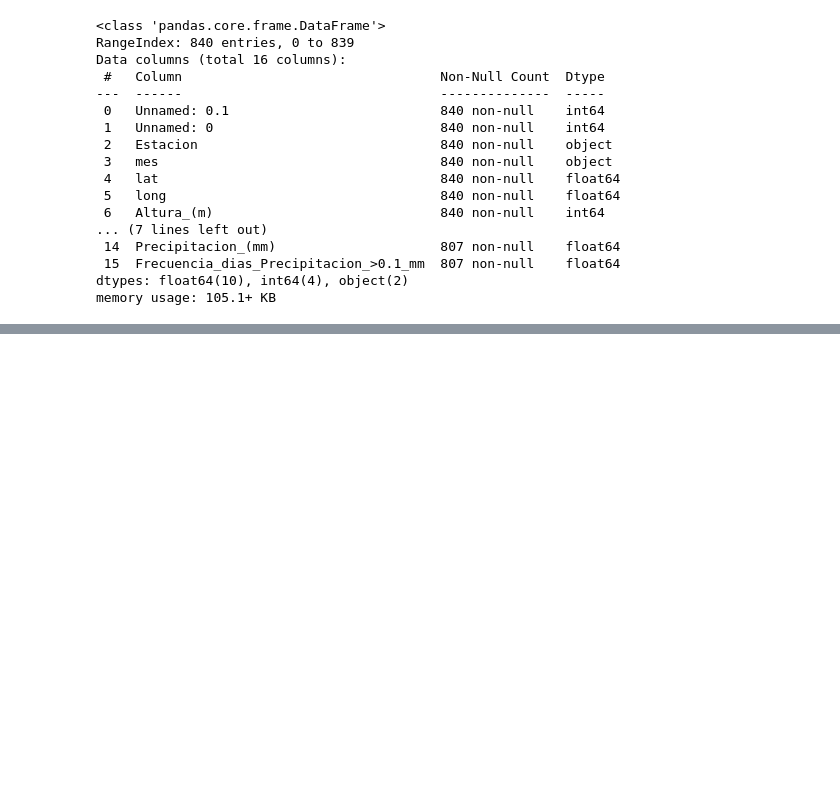
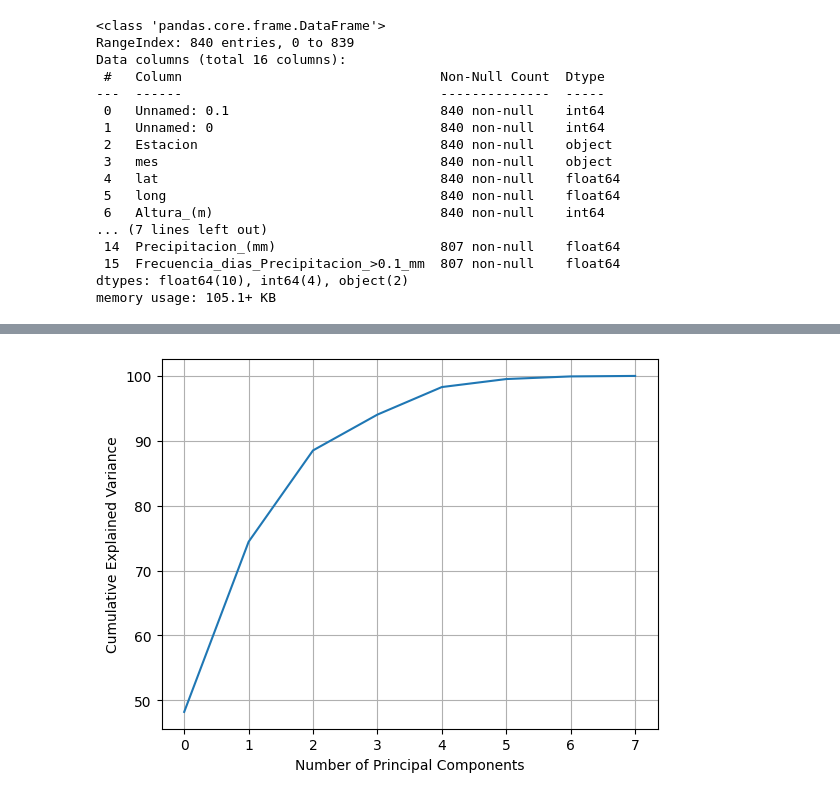
Before and after one commit to martinfernandoortiz/geoestadistica_unlp, a Jupyter notebook: segundo_encuentro/segundo_trabajo.ipynb, the cells around one changed output, grey strips where cells are left out. Saved outputs shown, nothing was run; the diff lists cells and outputs as text; code cells hidden in the pictures; blank space fills up the shorter version.

```diff
--- a/segundo_encuentro/segundo_trabajo.ipynb
+++ b/segundo_encuentro/segundo_trabajo.ipynb
@@ -191,11 +226,0 @@ memory usage: 111.7+ KB
-# %%
-
-#type(estadisticos)
-rango= np.r_[8:15]
-
-for x in rango:
-
-    colname = df.columns[x]
-   # print(colname)
-    mean1 = df[colname].mean()
-    df[colname] = df[colname].replace(np.nan, mean1)
@@ -226,0 +227,2 @@ plt.boxplot(df.Per)
+# %%
+X_std = StandardScaler().fit_transform(X)
@@ -226,0 +269,8 @@ plt.boxplot(df.Per)
+# %%
+#Calculamos los autovalores y autovectores de la matriz y los mostramos
+cov_mat = np.cov(X_std.T)
+
+eig_vals, eig_vecs = np.linalg.eig(cov_mat)
+
+print('Eigenvectors \n%s' %eig_vecs)
+print('\nEigenvalues \n%s' %eig_vals)
@@ -226,0 +295,12 @@ plt.boxplot(df.Per)
+# %%
+
+#  Hacemos una lista de parejas (autovector, autovalor)
+eig_pairs = [(np.abs(eig_vals[i]), eig_vecs[:,i]) for i in range(len(eig_vals))]
+
+# Ordenamos estas parejas den orden descendiente con la función sort
+eig_pairs.sort(key=lambda x: x[0], reverse=True)
+
+# Visualizamos la lista de autovalores en orden desdenciente
+print('Autovalores en orden descendiente:')
+for i in eig_pairs:
+    print(i[0])
@@ -226,0 +317,13 @@ plt.boxplot(df.Per)
+# %%
+# A partir de los autovalores, calculamos la varianza explicada
+tot = sum(eig_vals)
+var_exp = [(i / tot)*100 for i in sorted(eig_vals, reverse=True)]
+cum_var_exp = np.cumsum(var_exp)
+
+plt.plot(np.cumsum(var_exp))
+plt.xlabel('Number of Principal Components')
+plt.ylabel('Cumulative Explained Variance')
+plt.grid(True)
+plt.show()
+# %% [output]
+[figure, added]
```
Also changed, not shown: parts of 45 cells of this notebook.
